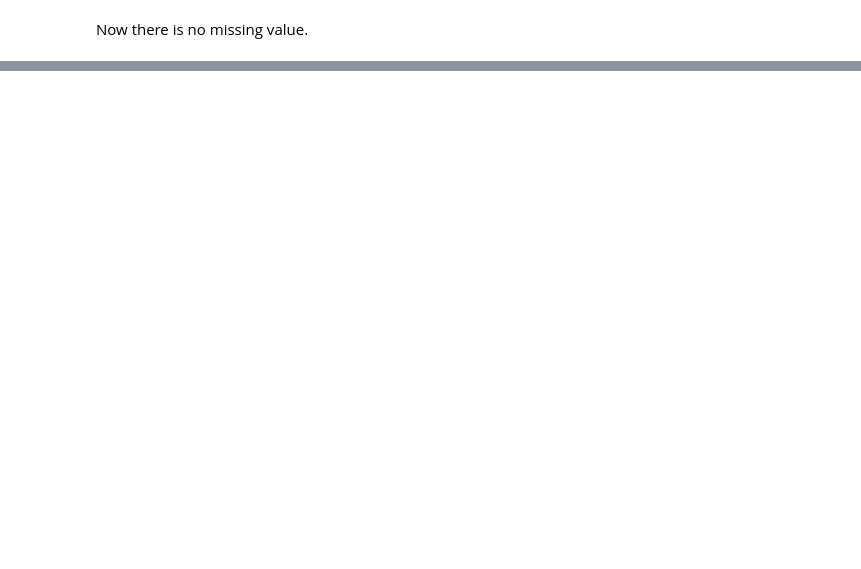
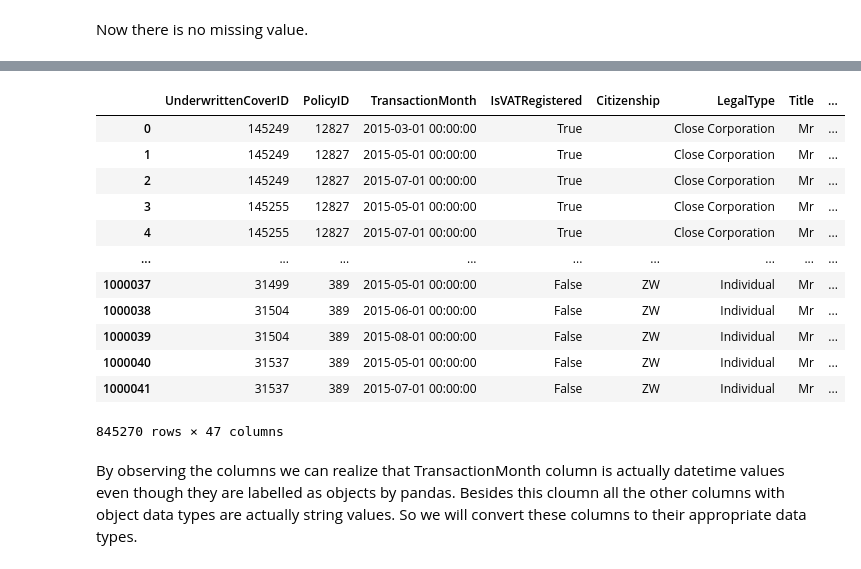
Before and after one commit to bettyabay/AlphaCare-Insurance-Analysis, a Jupyter notebook: notebooks/Descriptive_Analysis.ipynb, the cells around one changed output, grey strips where cells are left out. Drawn from its saved outputs; the diff is of its cells as text; code cells hidden in the pictures; blank space fills up the shorter version.

```diff
--- a/notebooks/Descriptive_Analysis.ipynb
+++ b/notebooks/Descriptive_Analysis.ipynb
@@ -307,0 +282,18 @@ Now there is no missing value.
+# %%
+df_cleaned
+# %% [output]
+|  | UnderwrittenCoverID | PolicyID | TransactionMonth | IsVATRegistered | Citizenship | LegalType | Title | ... |
+| 0 | 145249 | 12827 | 2015-03-01 00:00:00 | True |  | Close Corporation | Mr | ... |
+| 1 | 145249 | 12827 | 2015-05-01 00:00:00 | True |  | Close Corporation | Mr | ... |
+| 2 | 145249 | 12827 | 2015-07-01 00:00:00 | True |  | Close Corporation | Mr | ... |
+| 3 | 145255 | 12827 | 2015-05-01 00:00:00 | True |  | Close Corporation | Mr | ... |
+| 4 | 145255 | 12827 | 2015-07-01 00:00:00 | True |  | Close Corporation | Mr | ... |
+| ... | ... | ... | ... | ... | ... | ... | ... | ... |
+| 1000037 | 31499 | 389 | 2015-05-01 00:00:00 | False | ZW | Individual | Mr | ... |
+| 1000038 | 31504 | 389 | 2015-06-01 00:00:00 | False | ZW | Individual | Mr | ... |
+| 1000039 | 31504 | 389 | 2015-08-01 00:00:00 | False | ZW | Individual | Mr | ... |
+| 1000040 | 31537 | 389 | 2015-05-01 00:00:00 | False | ZW | Individual | Mr | ... |
+| 1000041 | 31537 | 389 | 2015-07-01 00:00:00 | False | ZW | Individual | Mr | ... |
+845270 rows × 47 columns
+# %% [markdown]
+By observing the columns we can realize that TransactionMonth column is actually datetime values even though they are labelled  as objects by pandas. Besides this cloumn all the other columns with object data types are actually string values. So we will convert these columns to their appropriate data types.
```
Also changed, not shown: parts of 56 cells of this notebook.
